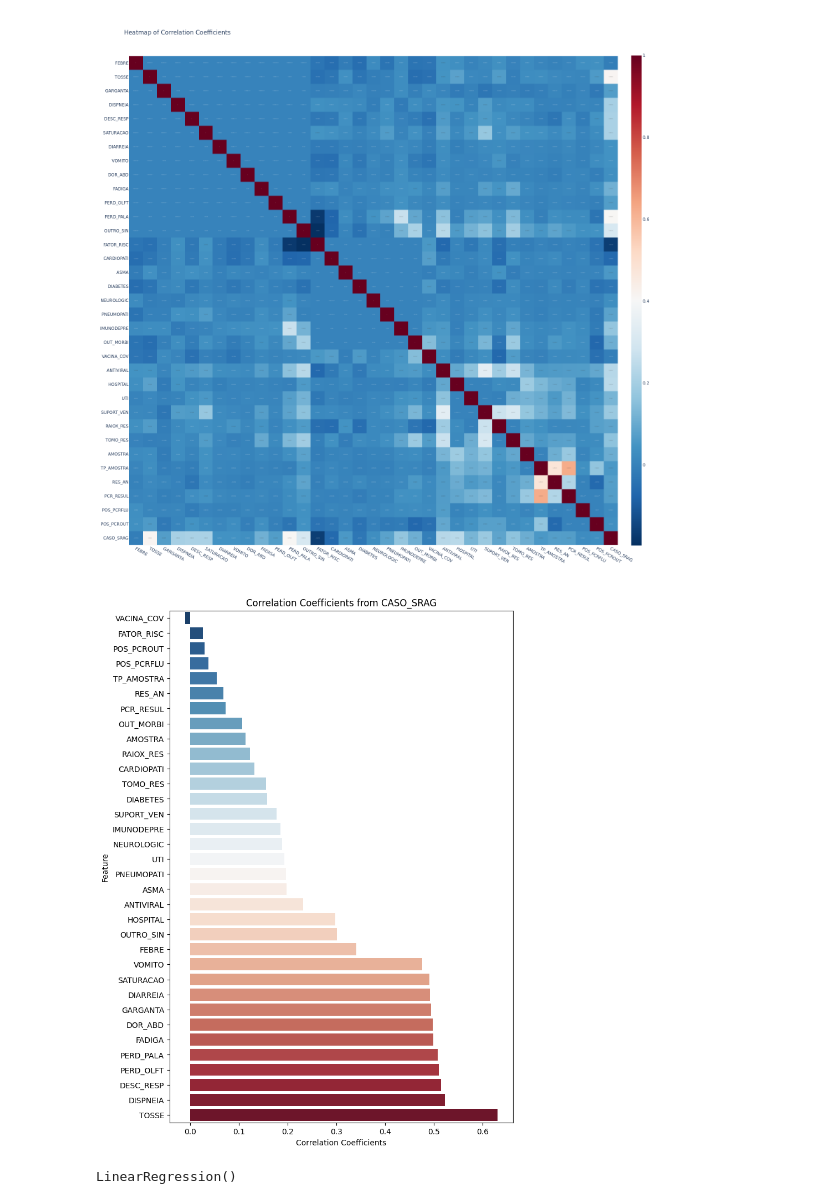
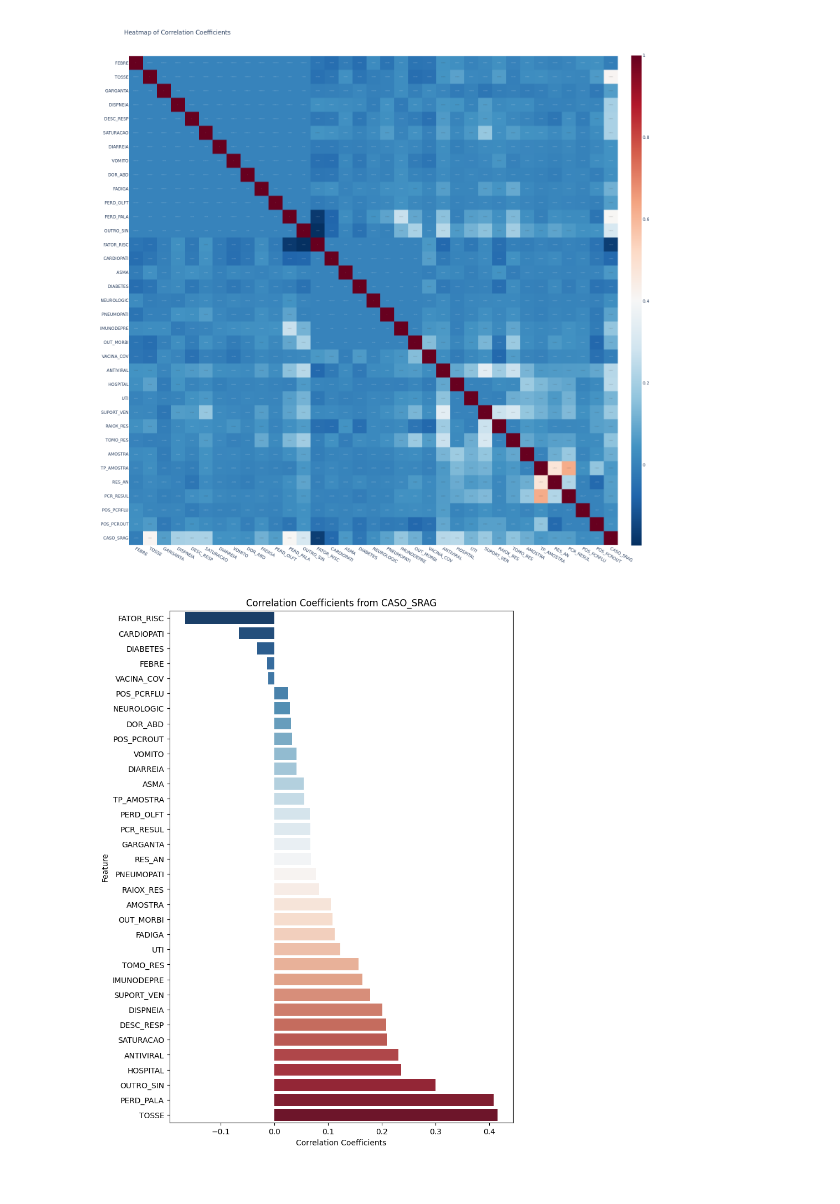
Before and after one commit to HeyLucasLeao/ols-regression-challenge, a Jupyter notebook: srag/eda.ipynb, the cells around one changed output. Cells and saved outputs as stored; diff of their text form; code cells hidden in the pictures.

```diff
--- a/srag/eda.ipynb
+++ b/srag/eda.ipynb
@@ -598,6 +630,6 @@ def plot_barplot_corr_with_target(df, target):
     plt.ylabel('Feature')
     plt.show()
 # %%
-plot_barplot_corr_with_target(df_train[filtered_features.tolist() + target], "CASO_SRAG")
+plot_barplot_corr_with_target(df[filtered_features.tolist() + target], "CASO_SRAG")
 # %% [output]
-[figure, old version]
+[figure, new version]
@@ -608,4 +639,0 @@ model = LinearRegression()
-# %%
-model.fit(df_train[filtered_features], df_train[target])
-# %% [output]
-LinearRegression()
```
Also changed, not shown: parts of 32 cells of this notebook.
